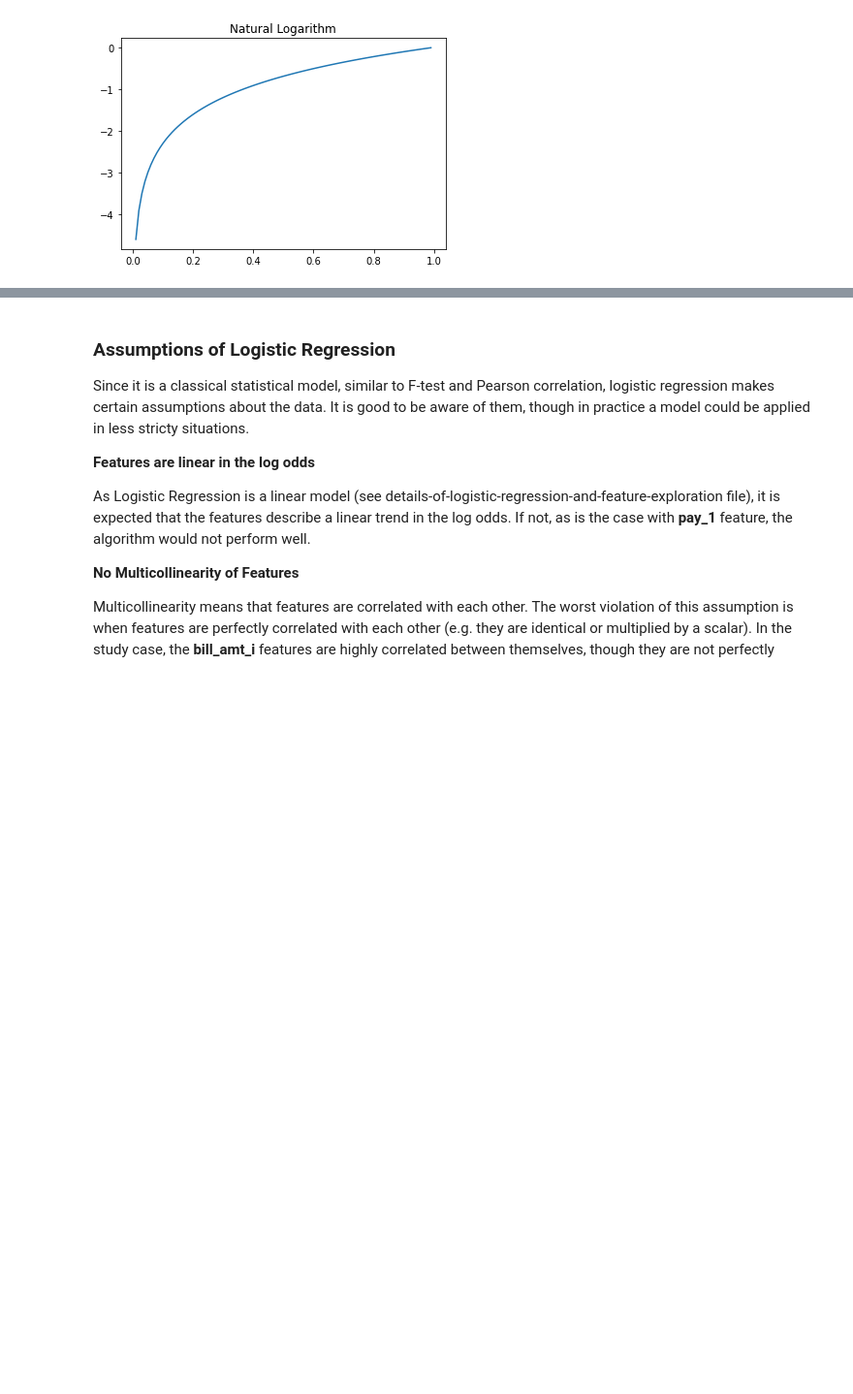
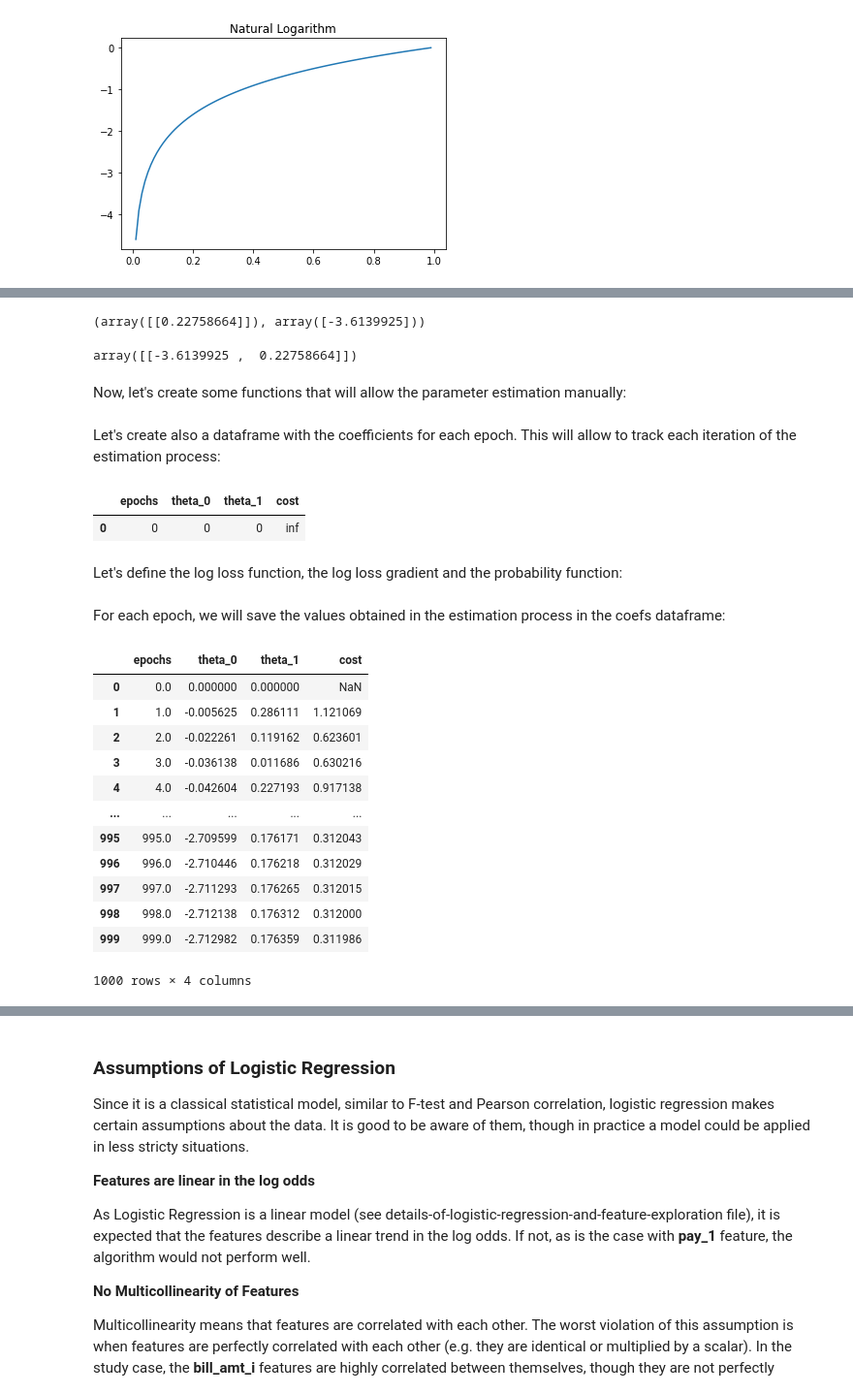
Before and after one commit to jeantardelli/data-science, a Jupyter notebook: the-bias-variance-trade-off.ipynb, the cells around one changed output, grey strips where cells are left out. Shown at 97% size. Saved outputs shown, nothing was run; the diff lists cells and outputs as text; code cells hidden in the pictures; blank space fills up the shorter version.

```diff
--- a/the-bias-variance-trade-off.ipynb
+++ b/the-bias-variance-trade-off.ipynb
@@ -78,0 +141,11 @@ The new parameters values is based in the current guess $x_{old}$ and the deriva
+# %%
+model.coef_, model.intercept_
+# %% [output]
+(array([[0.22758664]]), array([-3.6139925]))
+# %%
+intercept_and_coefs = np.concatenate([model.intercept_.reshape(1,1), model.coef_], axis=1)
+intercept_and_coefs
+# %% [output]
+array([[-3.6139925 ,  0.22758664]])
+# %% [markdown]
+Now, let's create some functions that will allow the parameter estimation manually:
@@ -78,0 +192,10 @@ The new parameters values is based in the current guess $x_{old}$ and the deriva
+# %% [markdown]
+Let's create also a dataframe with the coefficients for each epoch. This will allow to track each iteration of the estimation process:
+# %%
+coefs = pd.DataFrame({'epochs': [0], 'theta_0': [0], 'theta_1': [0], 'cost': [np.inf]})
+coefs
+# %% [output]
+|  | epochs | theta_0 | theta_1 | cost |
+| 0 | 0 | 0 | 0 | inf |
+# %% [markdown]
+Let's define the log loss function, the log loss gradient and the probability function:
@@ -78,0 +242,2 @@ The new parameters values is based in the current guess $x_{old}$ and the deriva
+# %% [markdown]
+For each epoch, we will save the values obtained in the estimation process in the coefs dataframe:
@@ -78,0 +262,16 @@ The new parameters values is based in the current guess $x_{old}$ and the deriva
+# %%
+coefs
+# %% [output]
+|  | epochs | theta_0 | theta_1 | cost |
+| 0 | 0.0 | 0.000000 | 0.000000 | NaN |
+| 1 | 1.0 | -0.005625 | 0.286111 | 1.121069 |
+| 2 | 2.0 | -0.022261 | 0.119162 | 0.623601 |
+| 3 | 3.0 | -0.036138 | 0.011686 | 0.630216 |
+| 4 | 4.0 | -0.042604 | 0.227193 | 0.917138 |
+| ... | ... | ... | ... | ... |
+| 995 | 995.0 | -2.709599 | 0.176171 | 0.312043 |
+| 996 | 996.0 | -2.710446 | 0.176218 | 0.312029 |
+| 997 | 997.0 | -2.711293 | 0.176265 | 0.312015 |
+| 998 | 998.0 | -2.712138 | 0.176312 | 0.312000 |
+| 999 | 999.0 | -2.712982 | 0.176359 | 0.311986 |
+1000 rows × 4 columns
```
Also changed, not shown: parts of 29 cells of this notebook.
